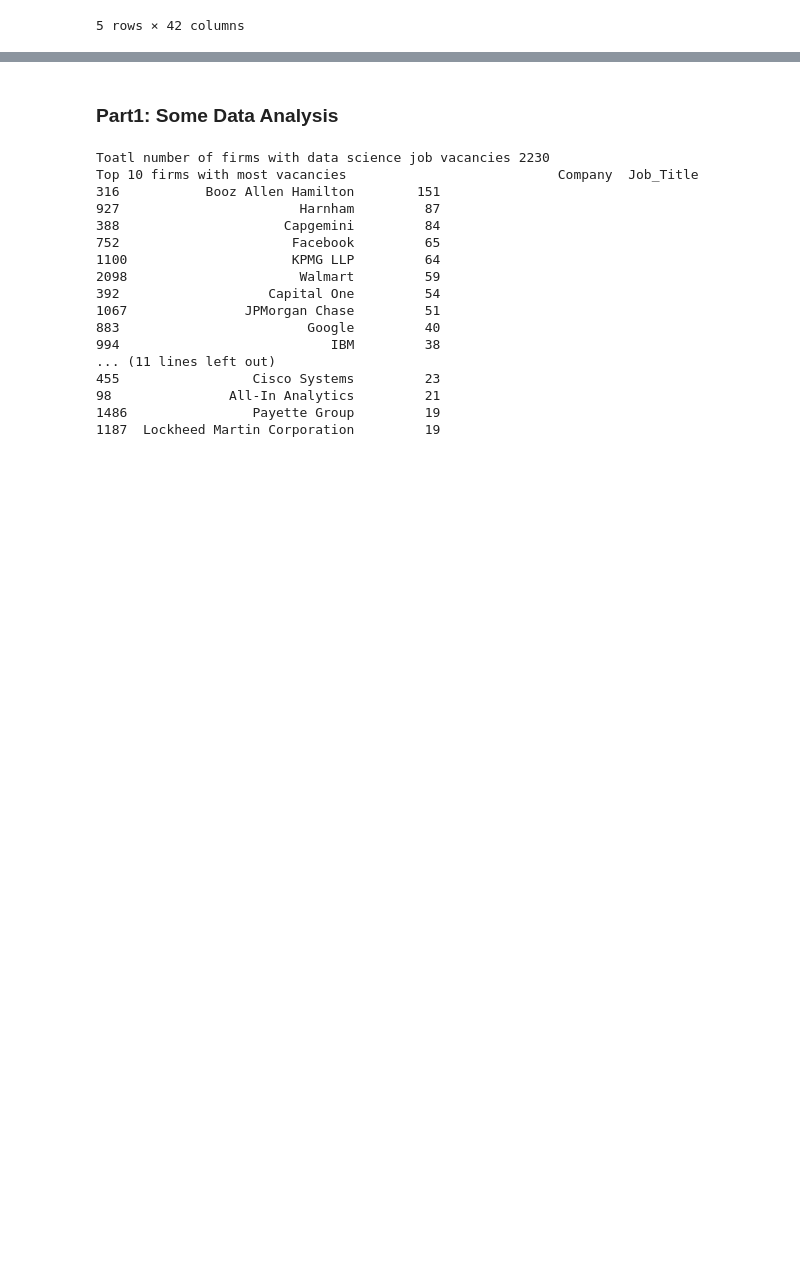
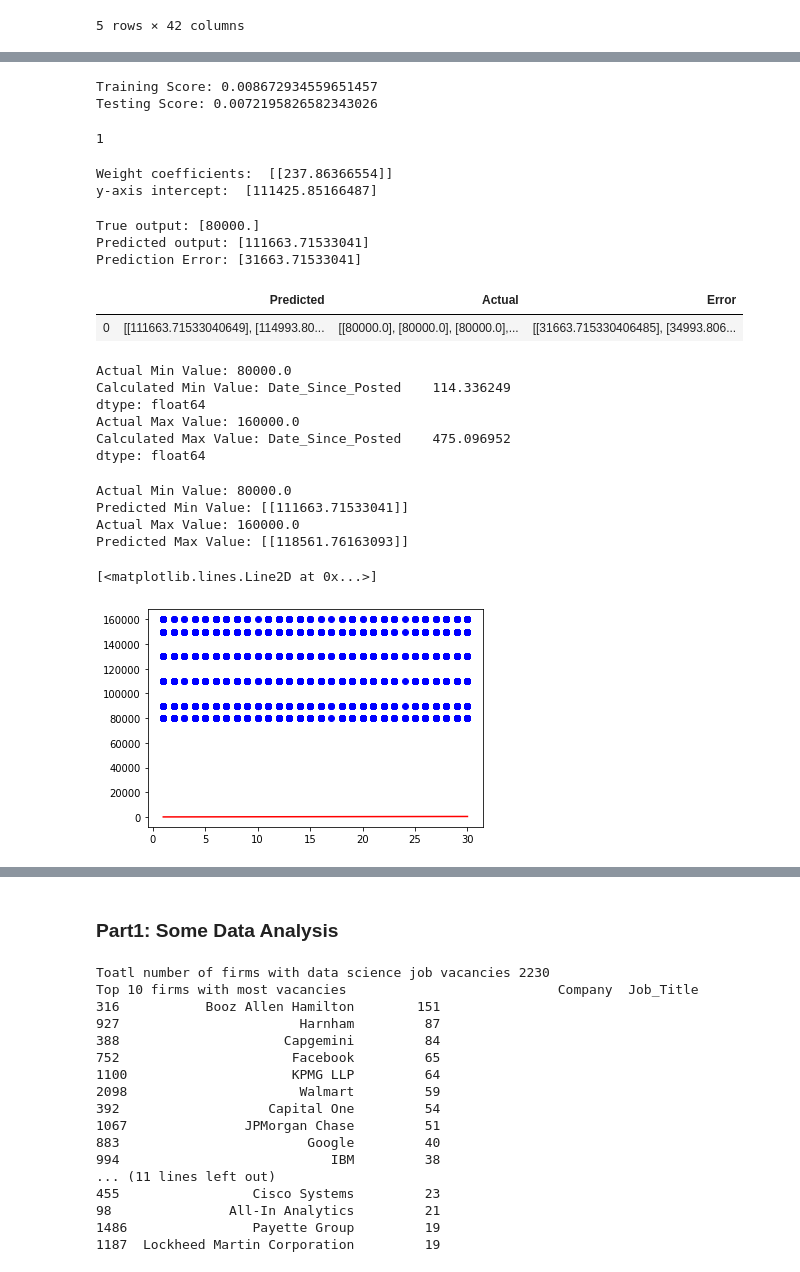
Before and after one commit to jiebai999/Data-Science-Job-Market-Final, a Jupyter notebook: Salary Prediction .ipynb, the cells around one changed output, grey strips where cells are left out. Cells and saved outputs as stored; diff of their text form; code cells hidden in the pictures; blank space fills up the shorter version.

```diff
--- a/Salary Prediction .ipynb
+++ b/Salary Prediction .ipynb
@@ -69,0 +309,70 @@ dtype: object
+# %%
+model.fit(X_train, y_train)
+training_score = model.score(X_train, y_train)
+testing_score = model.score(X_test, y_test)
+
+print(f"Training Score: {training_score}")
+print(f"Testing Score: {testing_score}")
+# %% [output]
+Training Score: 0.008672934559651457
+Testing Score: 0.0072195826582343026
+# %%
+model.rank_
+# %% [output]
+1
+# %%
+print('Weight coefficients: ', model.coef_)
+print('y-axis intercept: ', model.intercept_)
+# %% [output]
+Weight coefficients:  [[237.86366554]]
+y-axis intercept:  [111425.85166487]
+# %%
+predictions = model.predict(X)
+print(f"True output: {y[0]}")
+print(f"Predicted output: {predictions[0]}")
+print(f"Prediction Error: {predictions[0]-y[0]}")
+# %% [output]
+True output: [80000.]
+Predicted output: [111663.71533041]
+Prediction Error: [31663.71533041]
+# %%
+pd.DataFrame({"Predicted": [predictions], "Actual": [y], "Error": [predictions - y]})[["Predicted", "Actual", "Error"]]
+# %% [output]
+|  | Predicted | Actual | Error |
+| 0 | [[111663.71533040649], [114993.80... | [[80000.0], [80000.0], [80000.0],... | [[31663.715330406485], [34993.806... |
+# %%
+x_min = X.min()
+x_max = X.max()
+y_min_actual = y.min()
+y_max_actual = y.max()
+y_min = 101.896225057 + 12.44002424 * x_min
+y_max = 101.896225057 + 12.44002424 * x_max
+print(f"Actual Min Value: {y_min_actual}")
+print(f"Calculated Min Value: {y_min}")
+print(f"Actual Max Value: {y_max_actual}")
+print(f"Calculated Max Value: {y_max}")
+# %% [output]
+Actual Min Value: 80000.0
+Calculated Min Value: Date_Since_Posted    114.336249
+dtype: float64
+Actual Max Value: 160000.0
+Calculated Max Value: Date_Since_Posted    475.096952
+dtype: float64
+# %%
+y_min_predicted = model.predict(np.array(x_min).reshape(-1,1))
+y_max_predicted = model.predict(np.array(x_max).reshape(-1,1))
+print(f"Actual Min Value: {y_min_actual}")
+print(f"Predicted Min Value: {y_min_predicted}")
+print(f"Actual Max Value: {y_max_actual}")
+print(f"Predicted Max Value: {y_max_predicted}")
+# %% [output]
+Actual Min Value: 80000.0
+Predicted Min Value: [[111663.71533041]]
+Actual Max Value: 160000.0
+Predicted Max Value: [[118561.76163093]]
+# %%
+plt.scatter(X, y, c='blue')
+plt.plot([x_min, x_max], [y_min, y_max], c='red')
+# %% [output]
+[<matplotlib.lines.Line2D at 0x...>]
+[figure, added]
```
Also changed, not shown: parts of 38 cells of this notebook.
